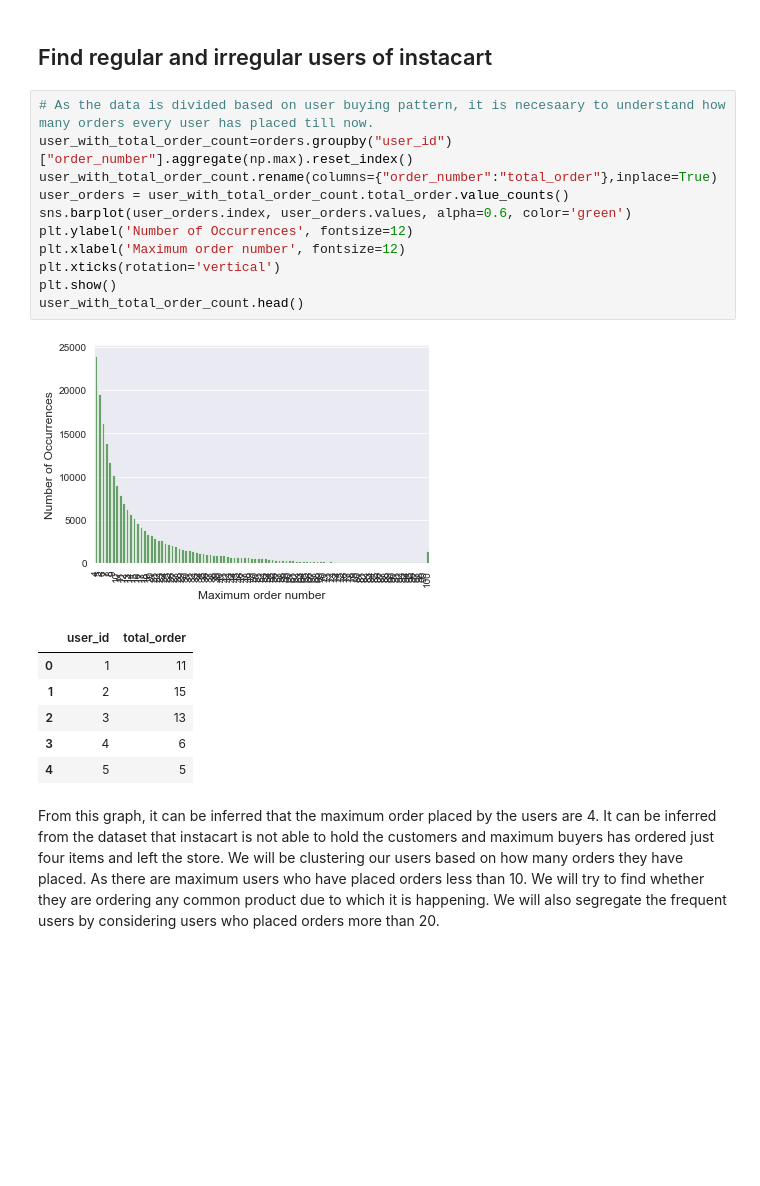
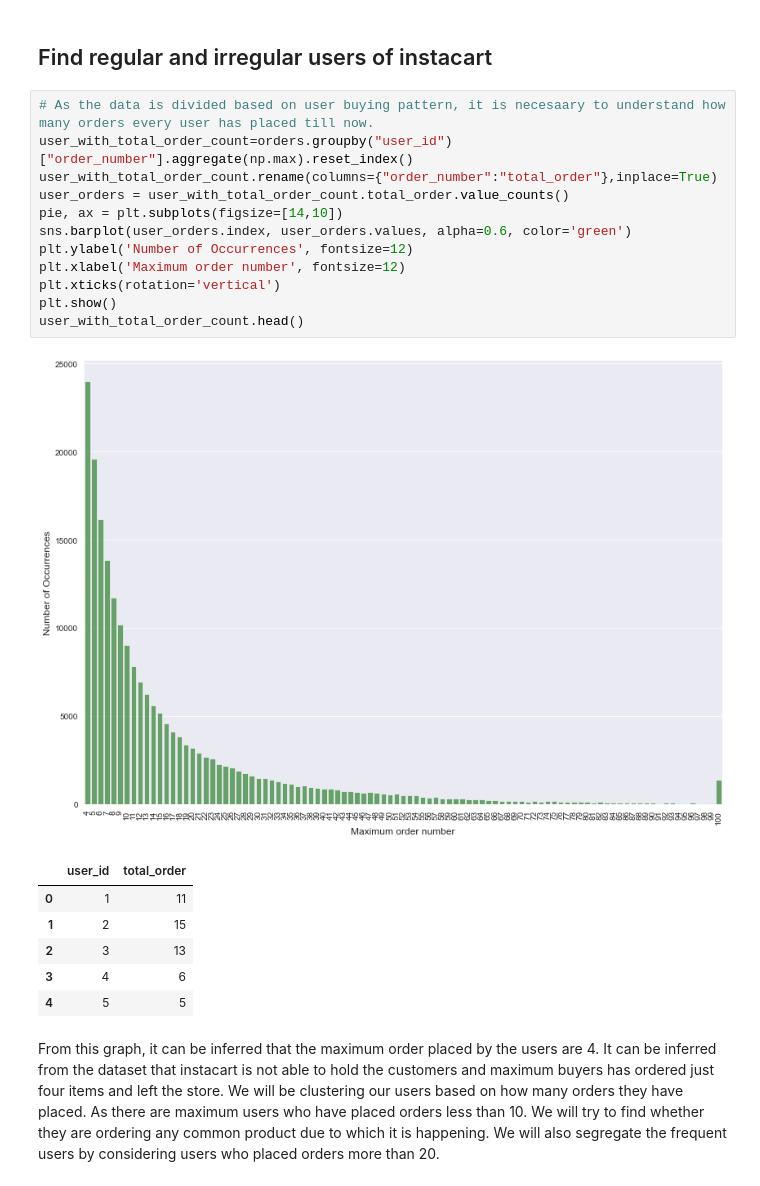
Before and after one commit to divmi/InstaCart, a Jupyter notebook: CustomerSegmentation.ipynb, the cells around one changed output. Drawn from its saved outputs; the diff is of its cells as text; blank space fills up the shorter version.

```diff
--- a/CustomerSegmentation.ipynb
+++ b/CustomerSegmentation.ipynb
@@ -147,16 +147,17 @@ final_order.head()
 # %%
 # As the data is divided based on user buying pattern, it is necesaary to understand how many orders every user has placed till now.
 user_with_total_order_count=orders.groupby("user_id")["order_number"].aggregate(np.max).reset_index()
 user_with_total_order_count.rename(columns={"order_number":"total_order"},inplace=True)
 user_orders = user_with_total_order_count.total_order.value_counts()
+pie, ax = plt.subplots(figsize=[14,10])
 sns.barplot(user_orders.index, user_orders.values, alpha=0.6, color='green')
 plt.ylabel('Number of Occurrences', fontsize=12)
 plt.xlabel('Maximum order number', fontsize=12)
 plt.xticks(rotation='vertical')
 plt.show()
 user_with_total_order_count.head()
 # %% [output]
-[figure, old version]
+[figure, new version]
 |  | user_id | total_order |
 | 0 | 1 | 11 |
 | 1 | 2 | 15 |
```
Also changed, not shown: parts of 47 cells of this notebook, 9 other files.
